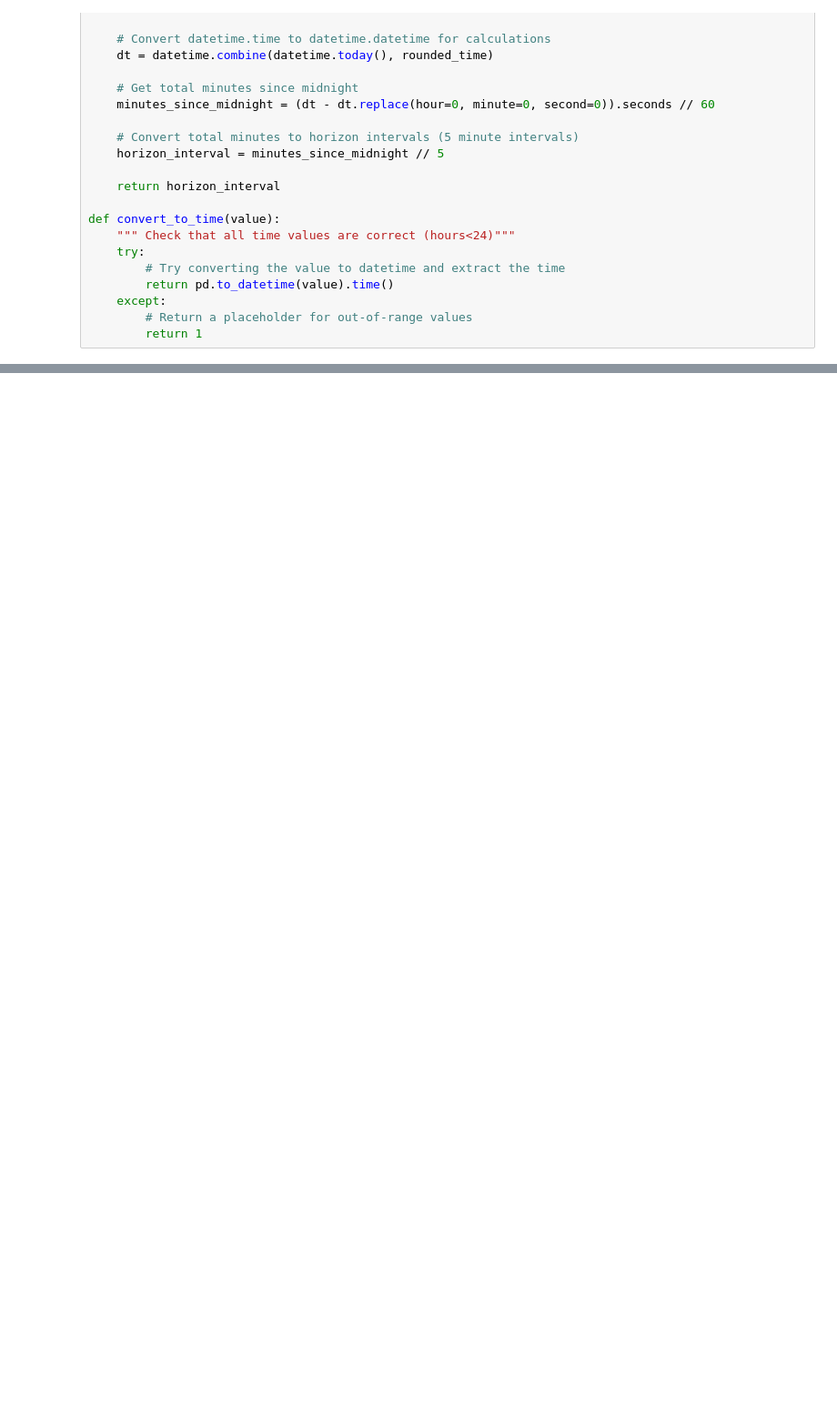
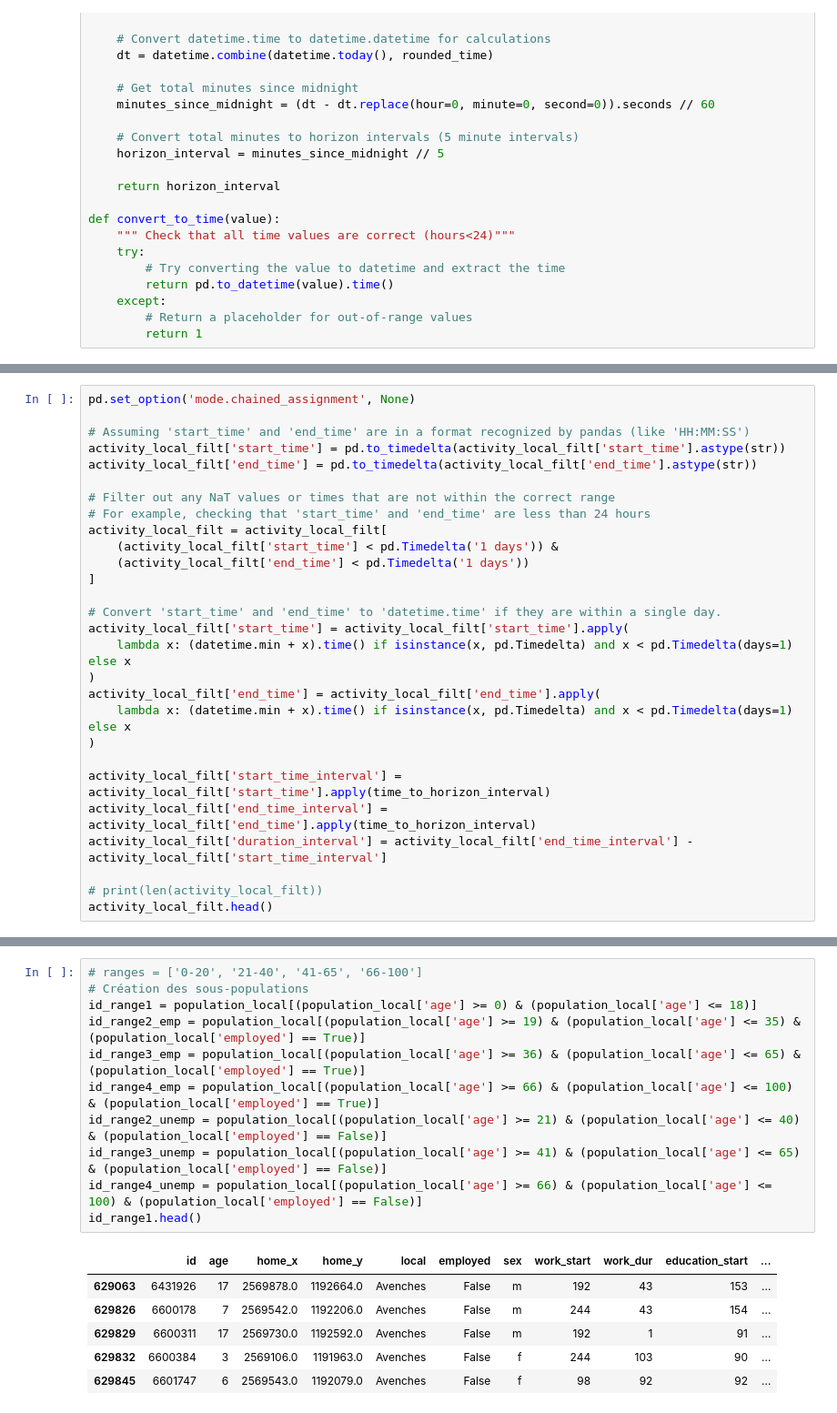
Before and after one commit to phellich/scheduling, a Jupyter notebook: Distributions.ipynb, the cells around one changed output, grey strips where cells are left out. Shown at 91% size. Saved outputs shown, nothing was run; the diff lists cells and outputs as text; blank space fills up the shorter version.

```diff
--- a/Distributions.ipynb
+++ b/Distributions.ipynb
@@ -153,0 +118,28 @@ Nombre de travailleurs dans l'établissement choisi : 139
+# %%
+pd.set_option('mode.chained_assignment', None)
+
+# Assuming 'start_time' and 'end_time' are in a format recognized by pandas (like 'HH:MM:SS')
+activity_local_filt['start_time'] = pd.to_timedelta(activity_local_filt['start_time'].astype(str))
+activity_local_filt['end_time'] = pd.to_timedelta(activity_local_filt['end_time'].astype(str))
+
+# Filter out any NaT values or times that are not within the correct range
+# For example, checking that 'start_time' and 'end_time' are less than 24 hours
+activity_local_filt = activity_local_filt[
+    (activity_local_filt['start_time'] < pd.Timedelta('1 days')) &
+    (activity_local_filt['end_time'] < pd.Timedelta('1 days'))
+]
+
+# Convert 'start_time' and 'end_time' to 'datetime.time' if they are within a single day.
+activity_local_filt['start_time'] = activity_local_filt['start_time'].apply(
+    lambda x: (datetime.min + x).time() if isinstance(x, pd.Timedelta) and x < pd.Timedelta(days=1) else x
+)
+activity_local_filt['end_time'] = activity_local_filt['end_time'].apply(
+    lambda x: (datetime.min + x).time() if isinstance(x, pd.Timedelta) and x < pd.Timedelta(days=1) else x
+)
+
+activity_local_filt['start_time_interval'] = activity_local_filt['start_time'].apply(time_to_horizon_interval)
+activity_local_filt['end_time_interval'] = activity_local_filt['end_time'].apply(time_to_horizon_interval)
+activity_local_filt['duration_interval'] = activity_local_filt['end_time_interval'] - activity_local_filt['start_time_interval']
+
+# print(len(activity_local_filt))
+activity_local_filt.head()
@@ -153,0 +187,18 @@ Nombre de travailleurs dans l'établissement choisi : 139
+# %%
+# ranges = ['0-20', '21-40', '41-65', '66-100']
+# Création des sous-populations
+id_range1 = population_local[(population_local['age'] >= 0) & (population_local['age'] <= 18)]
+id_range2_emp = population_local[(population_local['age'] >= 19) & (population_local['age'] <= 35) & (population_local['employed'] == True)]
+id_range3_emp = population_local[(population_local['age'] >= 36) & (population_local['age'] <= 65) & (population_local['employed'] == True)]
+id_range4_emp = population_local[(population_local['age'] >= 66) & (population_local['age'] <= 100) & (population_local['employed'] == True)]
+id_range2_unemp = population_local[(population_local['age'] >= 21) & (population_local['age'] <= 40) & (population_local['employed'] == False)]
+id_range3_unemp = population_local[(population_local['age'] >= 41) & (population_local['age'] <= 65) & (population_local['employed'] == False)]
+id_range4_unemp = population_local[(population_local['age'] >= 66) & (population_local['age'] <= 100) & (population_local['employed'] == False)]
+id_range1.head()
+# %% [output]
+|  | id | age | home_x | home_y | local | employed | sex | work_start | work_dur | education_start | ... |
+| 629063 | 6431926 | 17 | 2569878.0 | 1192664.0 | Avenches | False | m | 192 | 43 | 153 | ... |
+| 629826 | 6600178 | 7 | 2569542.0 | 1192206.0 | Avenches | False | m | 244 | 43 | 154 | ... |
+| 629829 | 6600311 | 17 | 2569730.0 | 1192592.0 | Avenches | False | m | 192 | 1 | 91 | ... |
+| 629832 | 6600384 | 3 | 2569106.0 | 1191963.0 | Avenches | False | f | 244 | 103 | 90 | ... |
+| 629845 | 6601747 | 6 | 2569543.0 | 1192079.0 | Avenches | False | f | 98 | 92 | 92 | ... |
```
Also changed, not shown: parts of 18 cells of this notebook, 7 other files.
